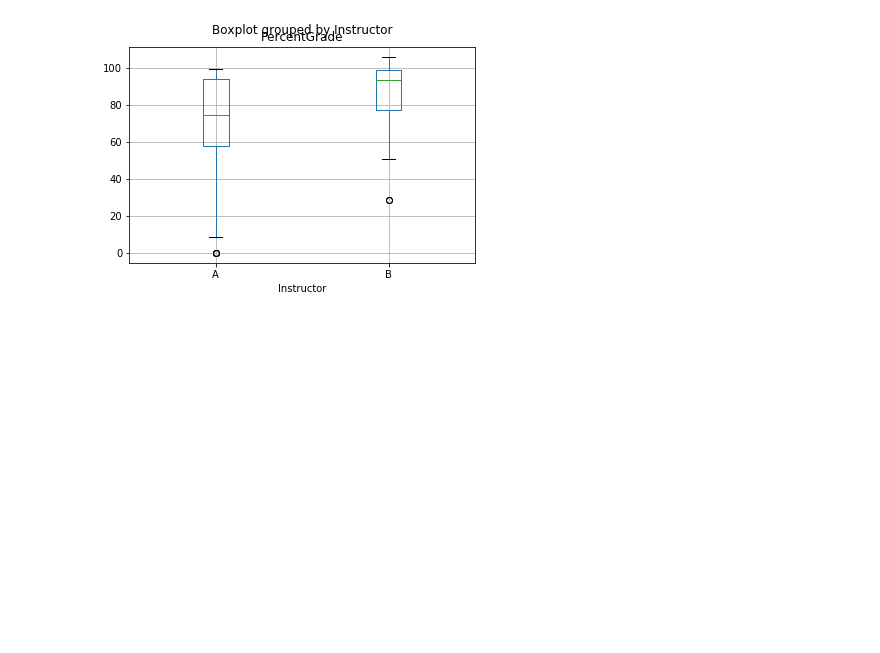
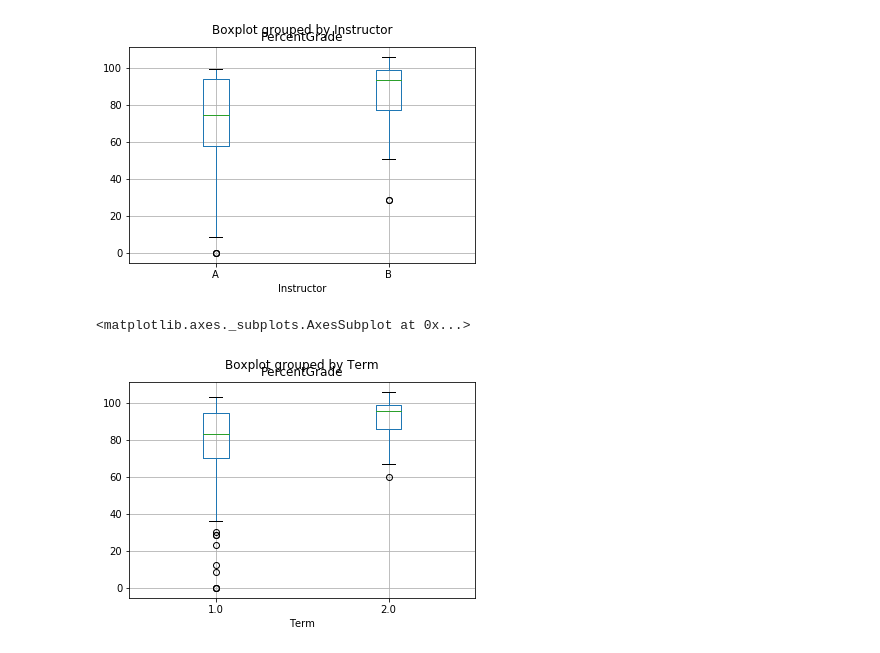
Before and after one commit to gmb9/data-analysis, a Jupyter notebook: Data Analysis.ipynb, the cells around one changed output. Saved outputs shown, nothing was run; the diff lists cells and outputs as text; code cells hidden in the pictures; blank space fills up the shorter version.

```diff
--- a/Data Analysis.ipynb
+++ b/Data Analysis.ipynb
@@ -213,4 +213,7 @@ scores.boxplot(column = 'PercentGrade', by = 'Instructor')
 <matplotlib.axes._subplots.AxesSubplot at 0x...>
 [figure]
 # %%
-scores.boxplot(column = 'PercentGrade', by = 'Test')
+scores.boxplot(column = 'PercentGrade', by = 'Term')
+# %% [output]
+<matplotlib.axes._subplots.AxesSubplot at 0x...>
+[figure, added]
```
Also changed, not shown: 1 other file.
